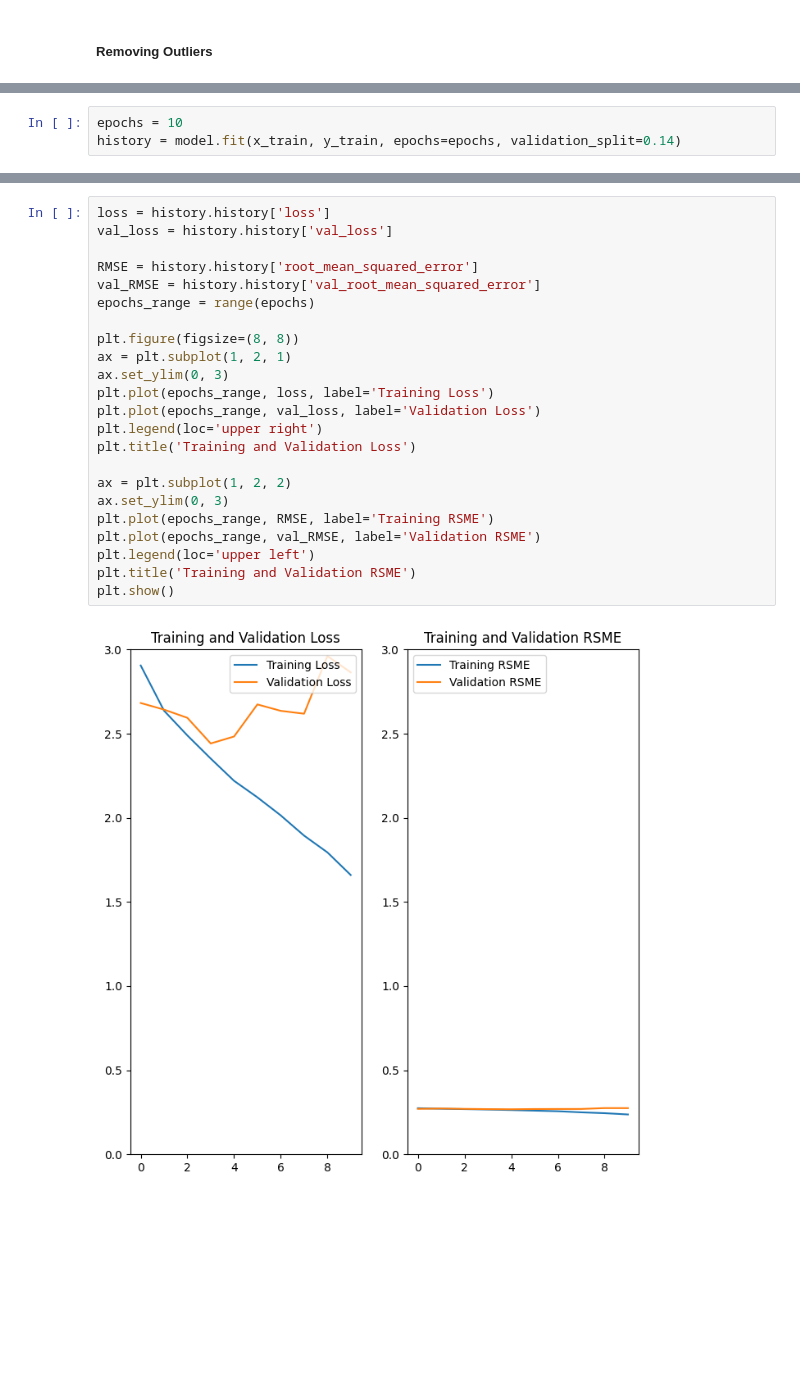
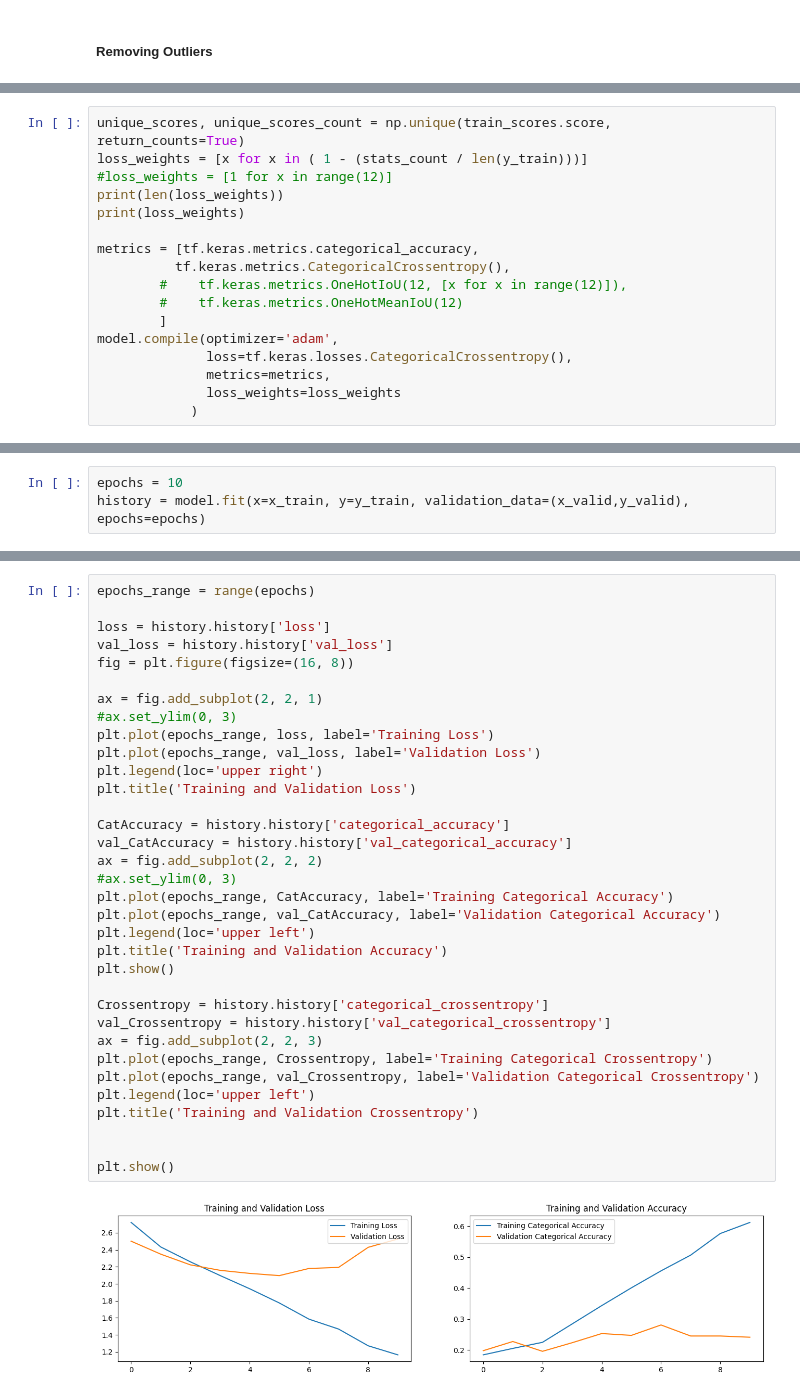
Before and after one commit to DarknessNotFound/WritingQuality, a Jupyter notebook: writing-quality2.ipynb, the cells around one changed output, grey strips where cells are left out. Saved outputs shown, nothing was run; the diff lists cells and outputs as text; blank space fills up the shorter version.

```diff
--- a/writing-quality2.ipynb
+++ b/writing-quality2.ipynb
@@ -345,0 +411,17 @@ model.compile(optimizer='adam',
+# %%
+unique_scores, unique_scores_count = np.unique(train_scores.score, return_counts=True)
+loss_weights = [x for x in ( 1 - (stats_count / len(y_train)))]
+#loss_weights = [1 for x in range(12)]
+print(len(loss_weights))
+print(loss_weights)
+
+metrics = [tf.keras.metrics.categorical_accuracy,
+          tf.keras.metrics.CategoricalCrossentropy(),
+        #    tf.keras.metrics.OneHotIoU(12, [x for x in range(12)]),
+        #    tf.keras.metrics.OneHotMeanIoU(12)
+        ]
+model.compile(optimizer='adam',
+              loss=tf.keras.losses.CategoricalCrossentropy(),
+              metrics=metrics,
+              loss_weights=loss_weights
+            )
@@ -346,5 +431,5 @@ model.compile(optimizer='adam',
 # %%
 epochs = 10
-history = model.fit(x_train, y_train, epochs=epochs, validation_split=0.14)
+history = model.fit(x=x_train, y=y_train, validation_data=(x_valid,y_valid), epochs=epochs)
 # %% [output]
 Epoch 1/10
@@ -370,25 +455,36 @@ Epoch 10/10
 # %%
+epochs_range = range(epochs)
+
 loss = history.history['loss']
 val_loss = history.history['val_loss']
+fig = plt.figure(figsize=(16, 8))
 
-RMSE = history.history['root_mean_squared_error']
-val_RMSE = history.history['val_root_mean_squared_error']
-epochs_range = range(epochs)
-
-plt.figure(figsize=(8, 8))
-ax = plt.subplot(1, 2, 1)
-ax.set_ylim(0, 3)
+ax = fig.add_subplot(2, 2, 1)
+#ax.set_ylim(0, 3)
 plt.plot(epochs_range, loss, label='Training Loss')
 plt.plot(epochs_range, val_loss, label='Validation Loss')
 plt.legend(loc='upper right')
 plt.title('Training and Validation Loss')
 
-ax = plt.subplot(1, 2, 2)
-ax.set_ylim(0, 3)
-plt.plot(epochs_range, RMSE, label='Training RSME')
-plt.plot(epochs_range, val_RMSE, label='Validation RSME')
+CatAccuracy = history.history['categorical_accuracy']
+val_CatAccuracy = history.history['val_categorical_accuracy']
+ax = fig.add_subplot(2, 2, 2)
+#ax.set_ylim(0, 3)
+plt.plot(epochs_range, CatAccuracy, label='Training Categorical Accuracy')
+plt.plot(epochs_range, val_CatAccuracy, label='Validation Categorical Accuracy')
 plt.legend(loc='upper left')
-plt.title('Training and Validation RSME')
+plt.title('Training and Validation Accuracy')
 plt.show()
+
+Crossentropy = history.history['categorical_crossentropy']
+val_Crossentropy = history.history['val_categorical_crossentropy']
+ax = fig.add_subplot(2, 2, 3)
+plt.plot(epochs_range, Crossentropy, label='Training Categorical Crossentropy')
+plt.plot(epochs_range, val_Crossentropy, label='Validation Categorical Crossentropy')
+plt.legend(loc='upper left')
+plt.title('Training and Validation Crossentropy')
+
+
+plt.show()
 # %% [output]
-[figure, old version]
+[figure, new version]
```
Also changed, not shown: parts of 21 cells of this notebook.
